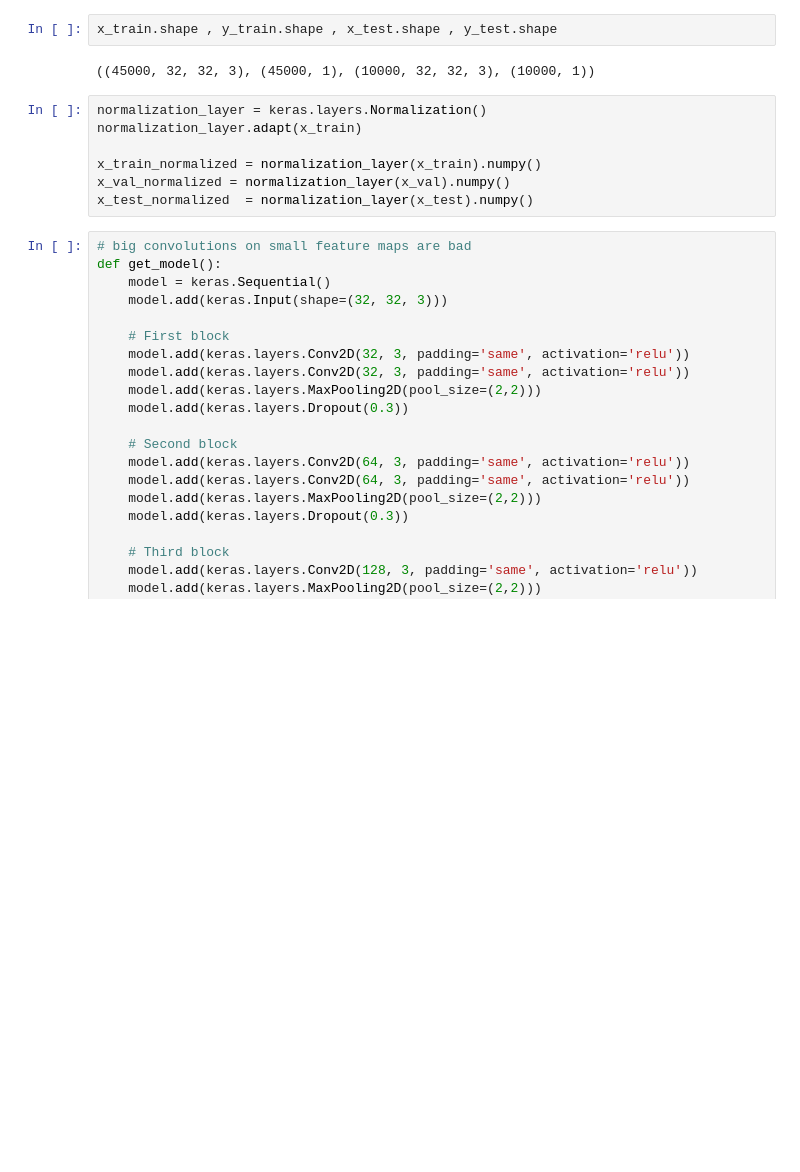
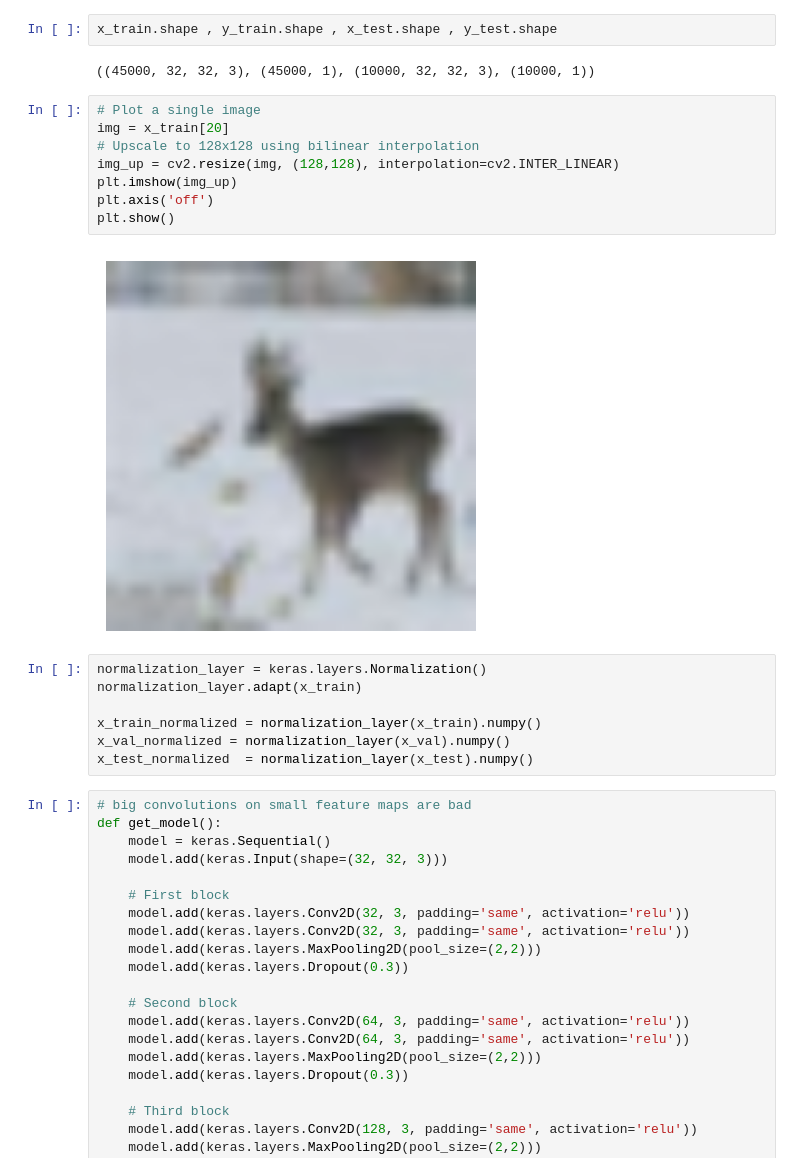
Before and after one commit to bilalzardoa/machine-learning, a Jupyter notebook: cifar.ipynb, the cells around one changed output. Drawn from its saved outputs; the diff is of its cells as text; blank space fills up the shorter version.

```diff
--- a/cifar.ipynb
+++ b/cifar.ipynb
@@ -17,6 +22,16 @@ y_train, y_val = y_train[:val_split], y_train[val_split:]
 x_train.shape , y_train.shape , x_test.shape , y_test.shape
 # %% [output]
 ((45000, 32, 32, 3), (45000, 1), (10000, 32, 32, 3), (10000, 1))
+# %%
+# Plot a single image
+img = x_train[20]
+# Upscale to 128x128 using bilinear interpolation
+img_up = cv2.resize(img, (128,128), interpolation=cv2.INTER_LINEAR)
+plt.imshow(img_up)
+plt.axis('off')
+plt.show()
+# %% [output]
+[figure, added]
 # %%
 normalization_layer = keras.layers.Normalization()
 normalization_layer.adapt(x_train)
```
Also changed, not shown: parts of 8 cells of this notebook.
